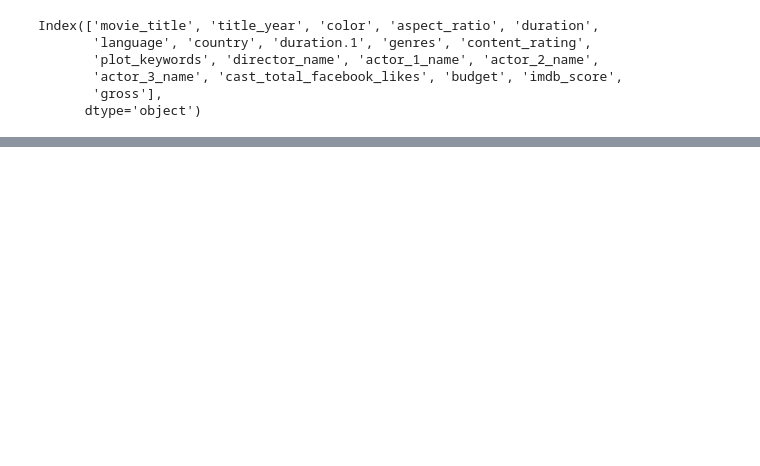
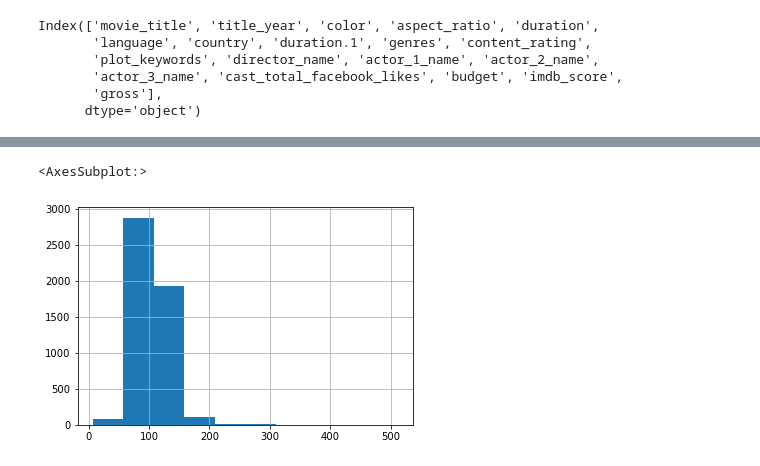
Before and after one commit to luisSantamariaCOL/MachineLearning-Journey, a Jupyter notebook: Machine Learning Projects/Prediccion de Ingresos de Peliculas/Prediccion de Ingresos de Peliculas.ipynb, the cells around one changed output, grey strips where cells are left out. Saved outputs shown, nothing was run; the diff lists cells and outputs as text; code cells hidden in the pictures; blank space fills up the shorter version.

Commit message:
Limpieza de datos | dataset agregado

```diff
--- a/Machine Learning Projects/Prediccion de Ingresos de Peliculas/Prediccion de Ingresos de Peliculas.ipynb
+++ b/Machine Learning Projects/Prediccion de Ingresos de Peliculas/Prediccion de Ingresos de Peliculas.ipynb
@@ -70,8 +70,8 @@ import seaborn as sb
 Se cargan los datos desde un github que contiene un archivo csv.
 Dicho archivo se convierte a un DataFrame de pandas.
 # %%
-url = 'https://github.com/JuanPabloMF/datasets-platzi-course/raw/master/datasets/peliculas.csv'
-movies_df = pd.read_csv(url, encoding='utf-8')
+movies_url = 'https://github.com/JuanPabloMF/datasets-platzi-course/raw/master/datasets/peliculas.csv'
+movies_df = pd.read_csv(movies_url, encoding='utf-8')
 # %% [markdown]
 #### Columnas del DataFrame
 # %% [markdown]
@@ -227,0 +162,4 @@ obj_cols
+# %%
+# Obtención de columnas numéricas
+movies_num_df = movies_df.select_dtypes(exclude=['object'])
+movies_num_df.head()
@@ -227,0 +206,5 @@ obj_cols
+# %%
+movies_num_df['duration'].hist()
+# %% [output]
+<AxesSubplot:>
+[figure, added]
```
Also changed, not shown: parts of 25 cells of this notebook.
